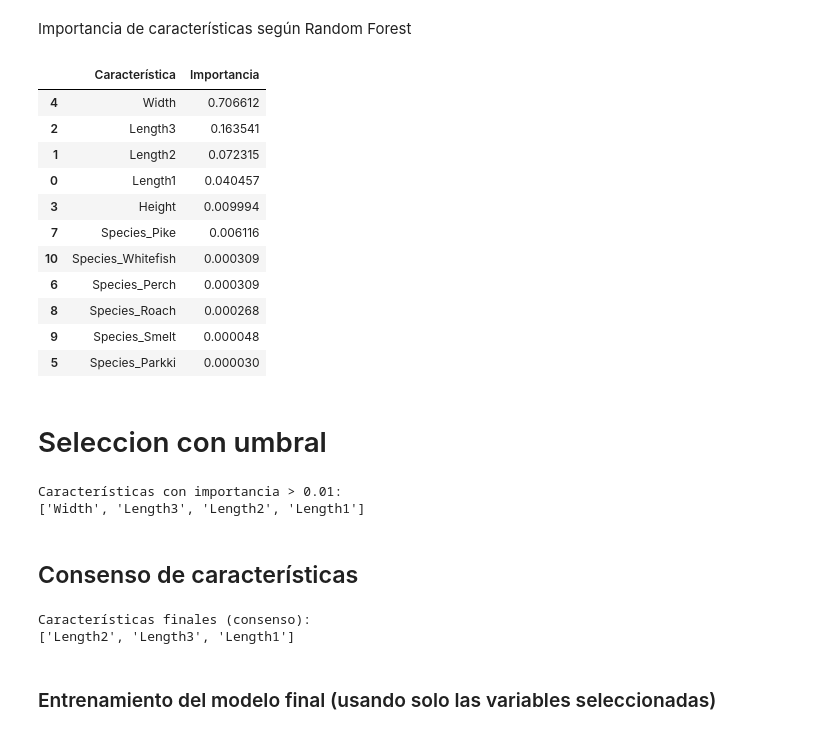
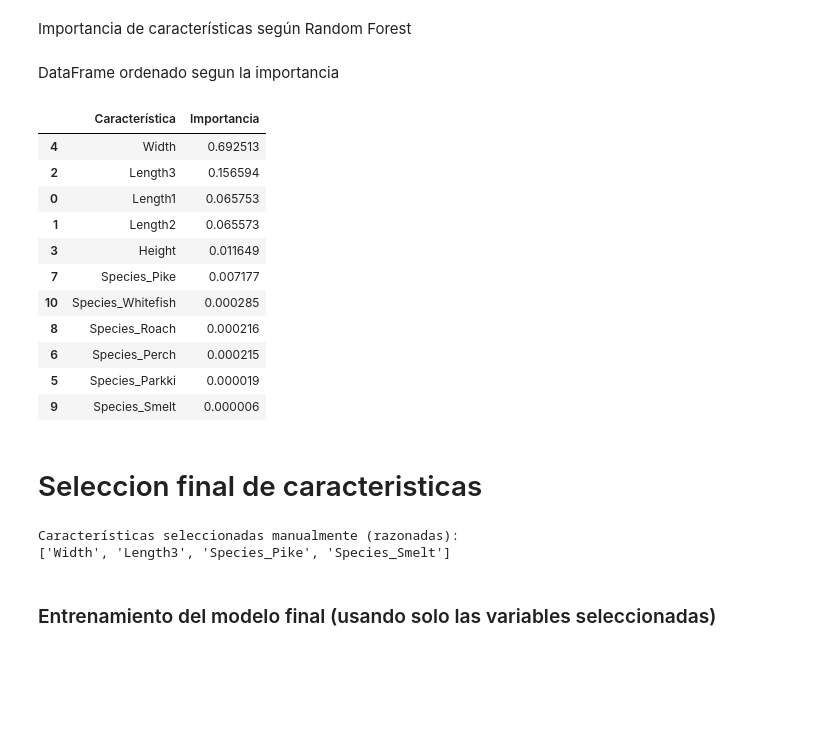
Before and after one commit to LuisAngel034/Peso-de-Peces, a Jupyter notebook: practica.ipynb, the cells around one changed output. Drawn from its saved outputs; the diff is of its cells as text; code cells hidden in the pictures; blank space fills up the shorter version.

```diff
--- a/practica.ipynb
+++ b/practica.ipynb
@@ -83,5 +84,8 @@ print(y_test.shape)
+# %%
+from sklearn.preprocessing import StandardScaler
+num_cols = ['Length1', 'Length2', 'Length3', 'Height', 'Width']
+dummy_cols = [c for c in X.columns if c.startswith('Species_')]
 # %%
-from sklearn.preprocessing import StandardScaler
 scaler = StandardScaler()
-X_train_scaled = scaler.fit_transform(X_train)
-X_test_scaled = scaler.transform(X_test)
+X_train_num_scaled = scaler.fit_transform(X_train[num_cols])
+X_test_num_scaled = scaler.transform(X_test[num_cols])
@@ -90,3 +94,3 @@ col_names = X.columns.tolist()
 # %%
-X_train_scaled = pd.DataFrame(X_train_scaled, columns = col_names)
-X_test_scaled = pd.DataFrame(X_test_scaled, columns = col_names)
+X_train_scaled = pd.DataFrame(X_train_num_scaled, columns=num_cols, index=X_train.index)
+X_test_scaled = pd.DataFrame(X_test_num_scaled, columns=num_cols, index=X_test.index)
@@ -92,0 +99,4 @@ X_test_scaled = pd.DataFrame(X_test_scaled, columns = col_names)
+# %%
+for col in dummy_cols:
+    X_train_scaled[col] = X_train[col].values
+    X_test_scaled[col] = X_test[col].values
@@ -185,51 +207,36 @@ RandomForestRegressor()
 Importancia de características según Random Forest
 # %%
 importances = rfr.feature_importances_
+# %% [markdown]
+DataFrame ordenado segun la importancia
 # %%
 df_importances = pd.DataFrame({
     'Característica': X_train_scaled.columns,
     'Importancia': importances
-}).sort_values(
-    by='Importancia',
-    ascending=False
-)
+}).sort_values(by='Importancia', ascending=False)
 df_importances
 # %% [output]
 |  | Característica | Importancia |
-| 4 | Width | 0.706612 |
-| 2 | Length3 | 0.163541 |
-| 1 | Length2 | 0.072315 |
-| 0 | Length1 | 0.040457 |
-| 3 | Height | 0.009994 |
-| 7 | Species_Pike | 0.006116 |
-| 10 | Species_Whitefish | 0.000309 |
-| 6 | Species_Perch | 0.000309 |
-| 8 | Species_Roach | 0.000268 |
-| 9 | Species_Smelt | 0.000048 |
-| 5 | Species_Parkki | 0.000030 |
+| 4 | Width | 0.692513 |
+| 2 | Length3 | 0.156594 |
+| 0 | Length1 | 0.065753 |
+| 1 | Length2 | 0.065573 |
+| 3 | Height | 0.011649 |
+| 7 | Species_Pike | 0.007177 |
+| 10 | Species_Whitefish | 0.000285 |
+| 8 | Species_Roach | 0.000216 |
+| 6 | Species_Perch | 0.000215 |
+| 5 | Species_Parkki | 0.000019 |
+| 9 | Species_Smelt | 0.000006 |
-# %% [markdown]
-# Seleccion con umbral
-# %%
-umbral = 0.01
-features_rf = df_importances[df_importances['Importancia'] > umbral]['Característica'].tolist()
-print("\nCaracterísticas con importancia > 0.01:")
-print(features_rf)
-# %% [output]
-Características con importancia > 0.01:
-['Width', 'Length3', 'Length2', 'Length1']
-# %% [markdown]
-## Consenso de características
-# %%
-# Unimos las selecciones de RFECV y Random Forest (intersección).
-# Si no hay acuerdo, nos quedamos con la lista más parsimoniosa (RFECV).
-consenso = list(set(features_rfecv) & set(features_rf))
-if not consenso:
-    consenso = features_rfecv
-print("Características finales (consenso):")
-print(consenso)
-# %% [output]
-Características finales (consenso):
-['Length2', 'Length3', 'Length1']
+# %% [markdown]
+# Seleccion final de caracteristicas
+# %%
+features_final = ['Width', 'Length3', 'Species_Pike', 'Species_Smelt']
+print("\nCaracterísticas seleccionadas manualmente (razonadas):")
+print(features_final)
+# %% [output]
+Características seleccionadas manualmente (razonadas):
+['Width', 'Length3', 'Species_Pike', 'Species_Smelt']
 # %% [markdown]
 ### Entrenamiento del modelo final (usando solo las variables seleccionadas)
 # %%
```
Also changed, not shown: parts of 35 cells of this notebook.
